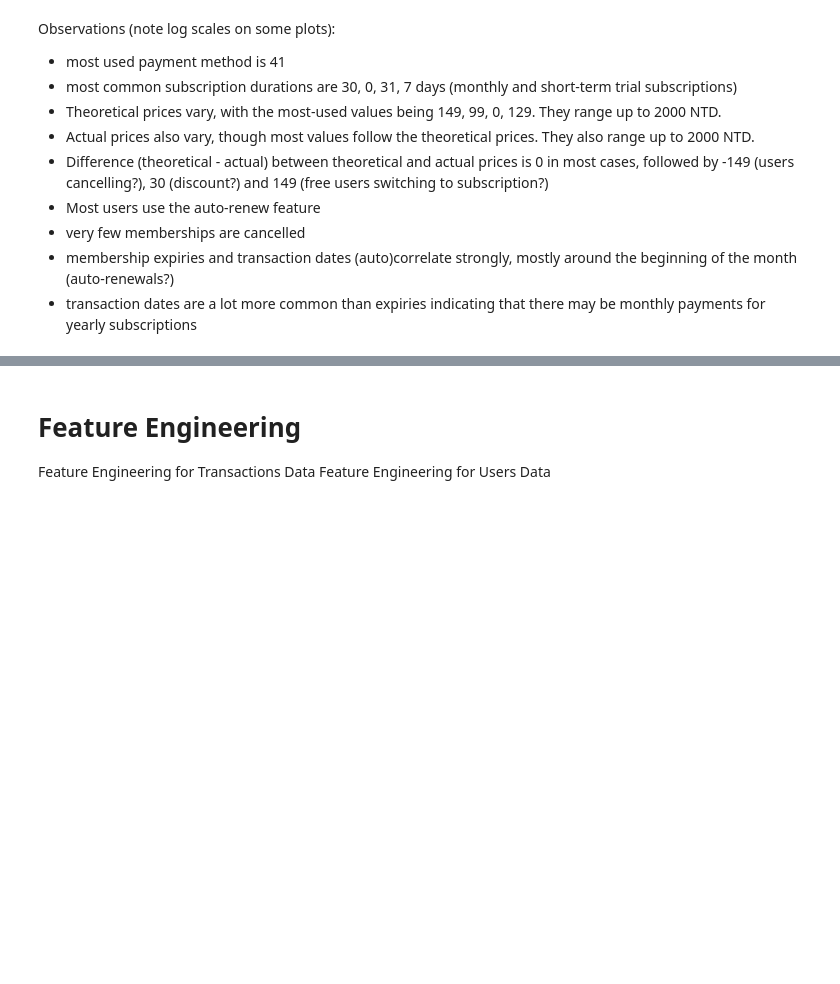
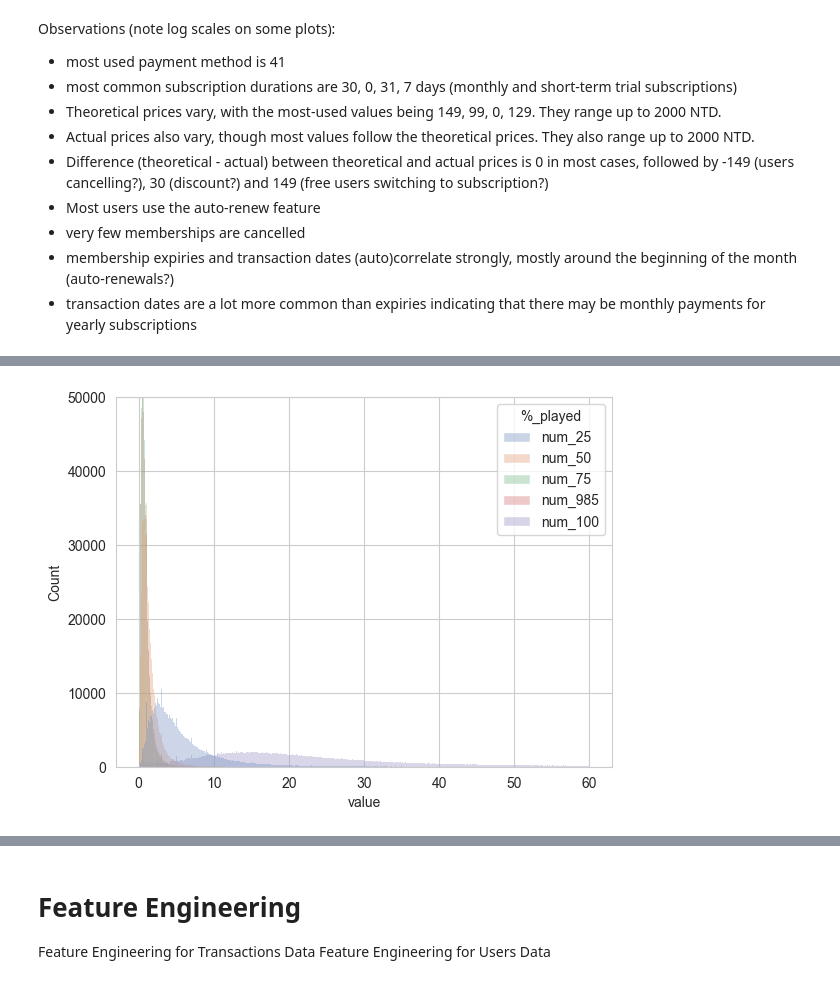
Before and after one commit to AKochUVA/thesis, a Jupyter notebook: notebooks/EDA_KKBox.ipynb, the cells around one changed output, grey strips where cells are left out. Saved outputs shown, nothing was run; the diff lists cells and outputs as text; code cells hidden in the pictures; blank space fills up the shorter version.

```diff
--- a/notebooks/EDA_KKBox.ipynb
+++ b/notebooks/EDA_KKBox.ipynb
@@ -379,6 +542,8 @@ listening_behavior.head()
 # %%
-sns.histplot(data=listening_behavior[listening_behavior['value']<100], x='value', hue='%_played', palette='deep', legend=True, alpha=0.7)
-plt.ylim((0,15*10**3))
+sns.histplot(data=listening_behavior[listening_behavior['value']<60], x='value', hue='%_played', palette='deep', legend=True, alpha=0.3)
+plt.ylim((0,50*10**3))
 plt.show()
+# %% [output]
+[figure, added]
 # %%
 listening_behavior[listening_behavior['%_played'] == 'num_25']['value'].max()
```
Also changed, not shown: parts of 19 cells of this notebook, 2 other files.
